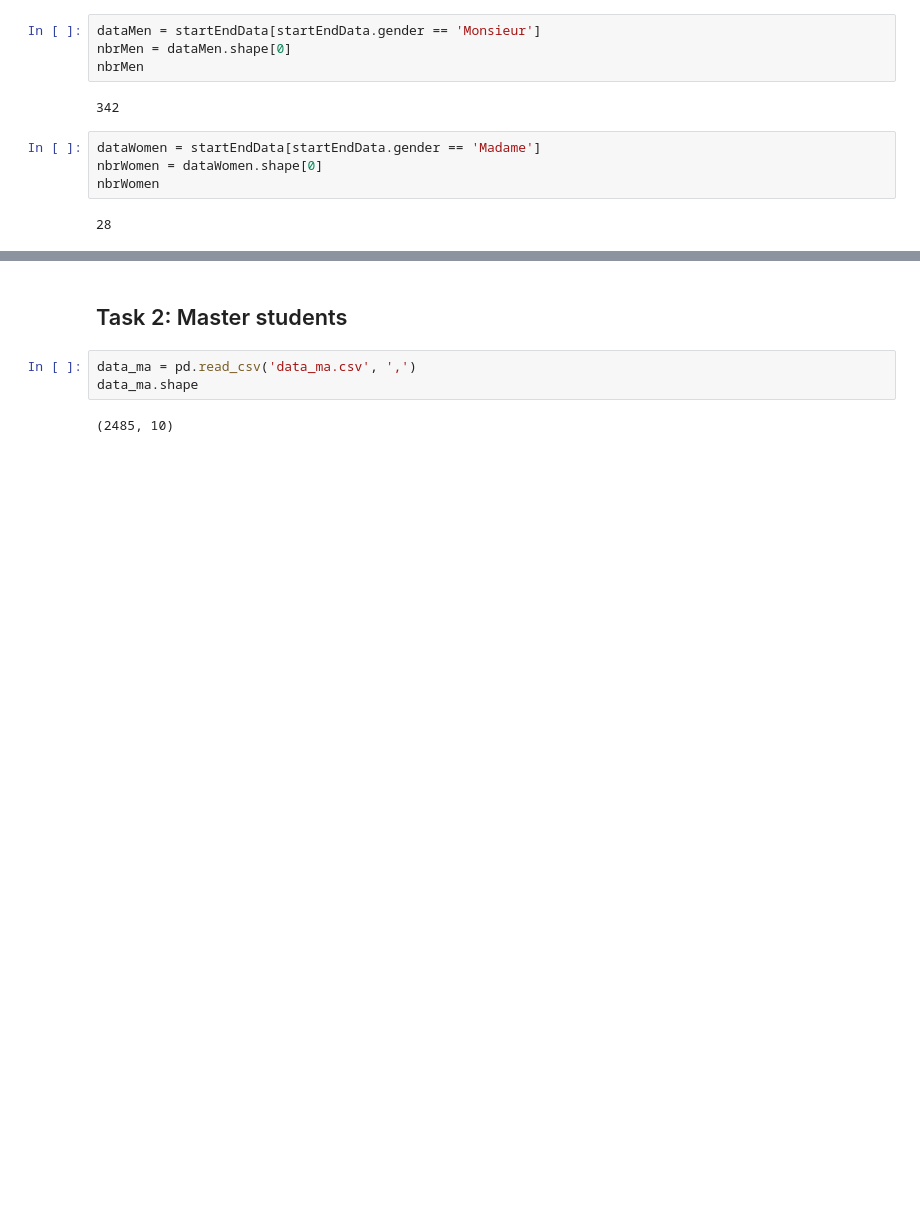
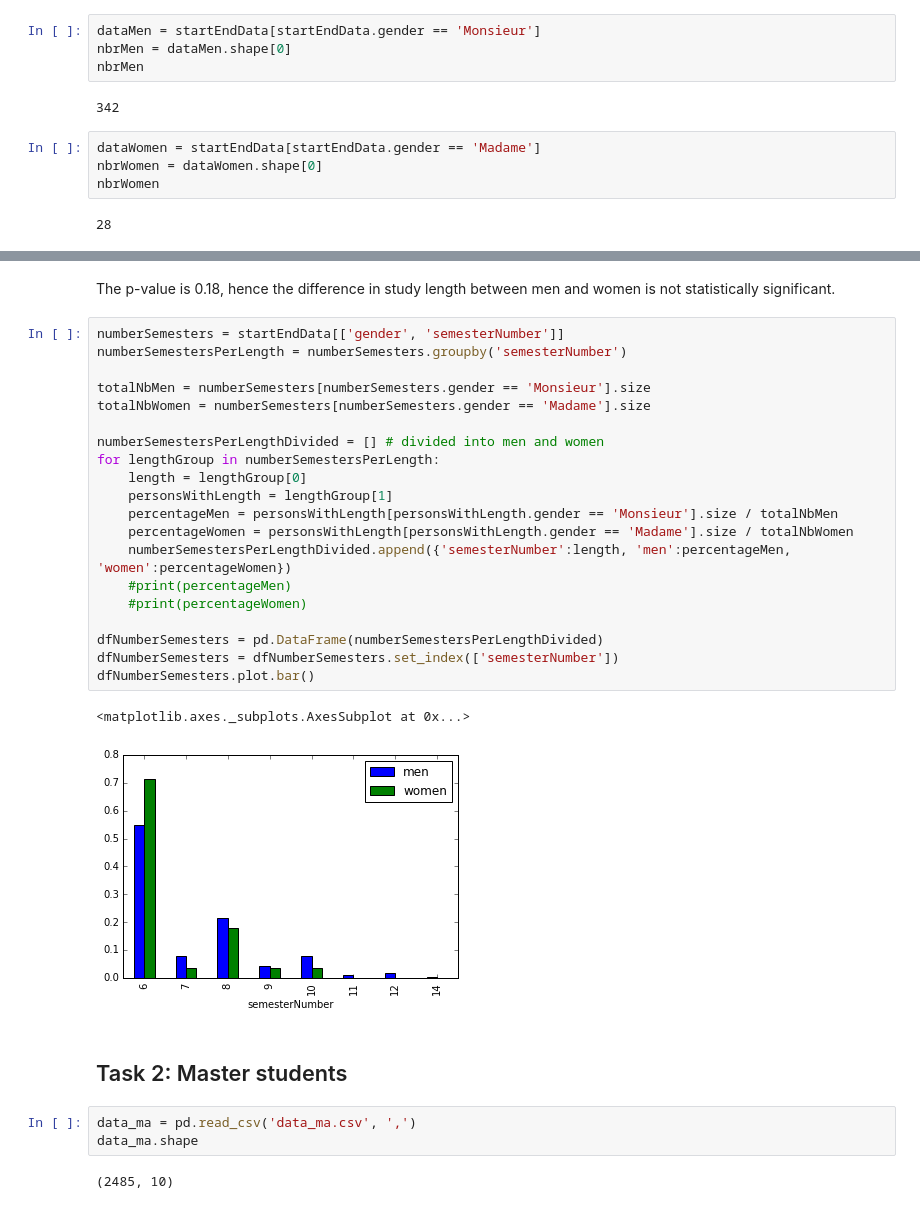
Before and after one commit to Rivollet/ADAHomework, a Jupyter notebook: 02 - Data from the Web/Web data Notebook.ipynb, the cells around one changed output, grey strips where cells are left out. Cells and saved outputs as stored; diff of their text form; blank space fills up the shorter version.

```diff
--- a/02 - Data from the Web/Web data Notebook.ipynb
+++ b/02 - Data from the Web/Web data Notebook.ipynb
@@ -437,3 +465,28 @@ Note that women in the informatic section are not a common thing ^^'
+# %% [markdown]
+The p-value is 0.18, hence the difference in study length between men and women is not statistically significant.
+# %%
+numberSemesters = startEndData[['gender', 'semesterNumber']]
+numberSemestersPerLength = numberSemesters.groupby('semesterNumber')
+
+totalNbMen = numberSemesters[numberSemesters.gender == 'Monsieur'].size
+totalNbWomen = numberSemesters[numberSemesters.gender == 'Madame'].size
+
+numberSemestersPerLengthDivided = [] # divided into men and women
+for lengthGroup in numberSemestersPerLength:
+    length = lengthGroup[0]
+    personsWithLength = lengthGroup[1]
+    percentageMen = personsWithLength[personsWithLength.gender == 'Monsieur'].size / totalNbMen
+    percentageWomen = personsWithLength[personsWithLength.gender == 'Madame'].size / totalNbWomen
+    numberSemestersPerLengthDivided.append({'semesterNumber':length, 'men':percentageMen, 'women':percentageWomen})
+    #print(percentageMen)
+    #print(percentageWomen)
+
+dfNumberSemesters = pd.DataFrame(numberSemestersPerLengthDivided)
+dfNumberSemesters = dfNumberSemesters.set_index(['semesterNumber'])
+dfNumberSemesters.plot.bar()
+# %% [output]
+<matplotlib.axes._subplots.AxesSubplot at 0x...>
+[figure, added]
 # %% [markdown]
 ## Task 2: Master students
 # %%
```
Also changed, not shown: parts of 19 cells of this notebook, 1 other file.
